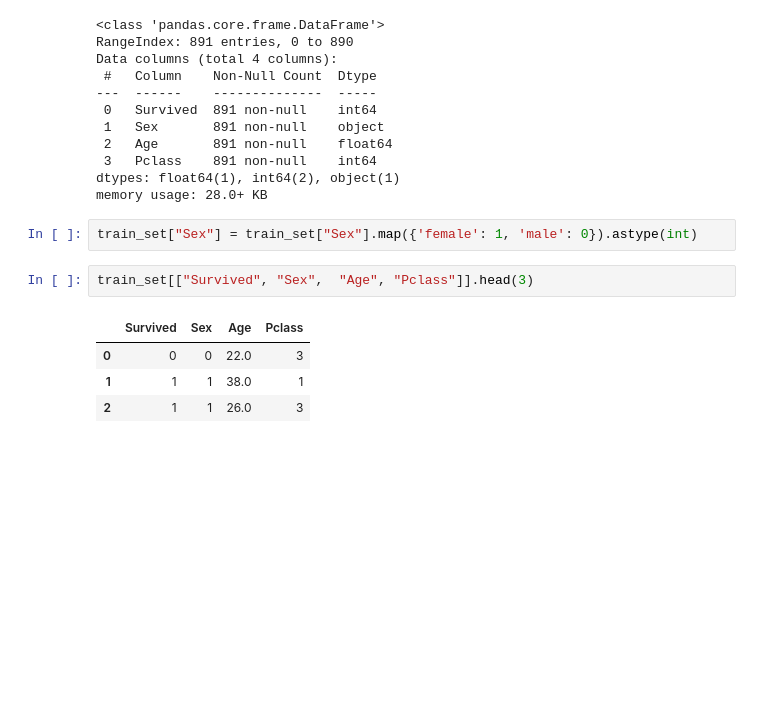
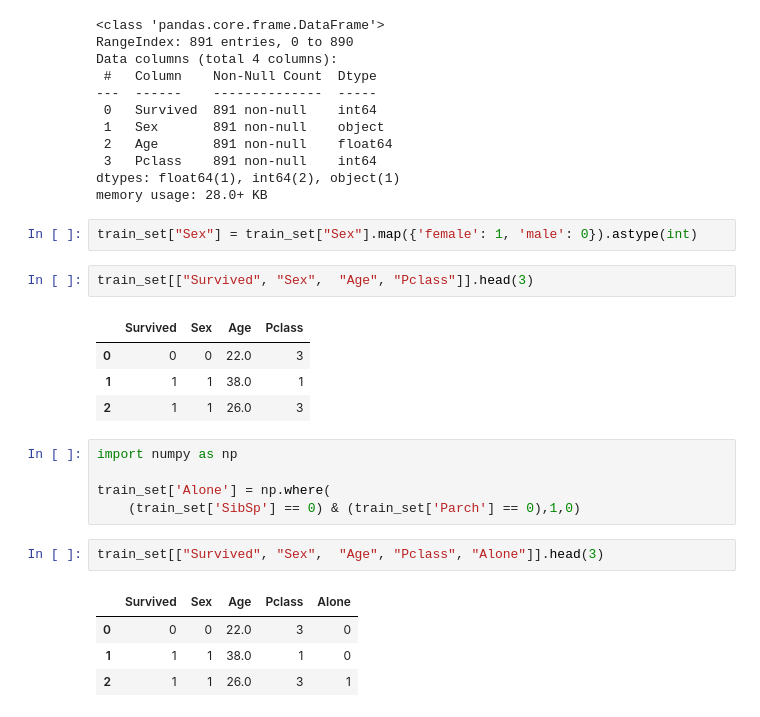
Before and after one commit to diego3008/titanic_survival, a Jupyter notebook: titanic.ipynb, the cells around one changed output. Drawn from its saved outputs; the diff is of its cells as text; blank space fills up the shorter version.

Commit message:
training data ready

```diff
--- a/titanic.ipynb
+++ b/titanic.ipynb
@@ -148,3 +148,15 @@ train_set[["Survived", "Sex",  "Age", "Pclass"]].head(3)
 | 0 | 0 | 0 | 22.0 | 3 |
 | 1 | 1 | 1 | 38.0 | 1 |
 | 2 | 1 | 1 | 26.0 | 3 |
+# %%
+import numpy as np
+
+train_set['Alone'] = np.where(
+    (train_set['SibSp'] == 0) & (train_set['Parch'] == 0),1,0)
+# %%
+train_set[["Survived", "Sex",  "Age", "Pclass", "Alone"]].head(3)
+# %% [output]
+|  | Survived | Sex | Age | Pclass | Alone |
+| 0 | 0 | 0 | 22.0 | 3 | 0 |
+| 1 | 1 | 1 | 38.0 | 1 | 0 |
+| 2 | 1 | 1 | 26.0 | 3 | 1 |
```
Also changed, not shown: parts of 3 cells of this notebook.
